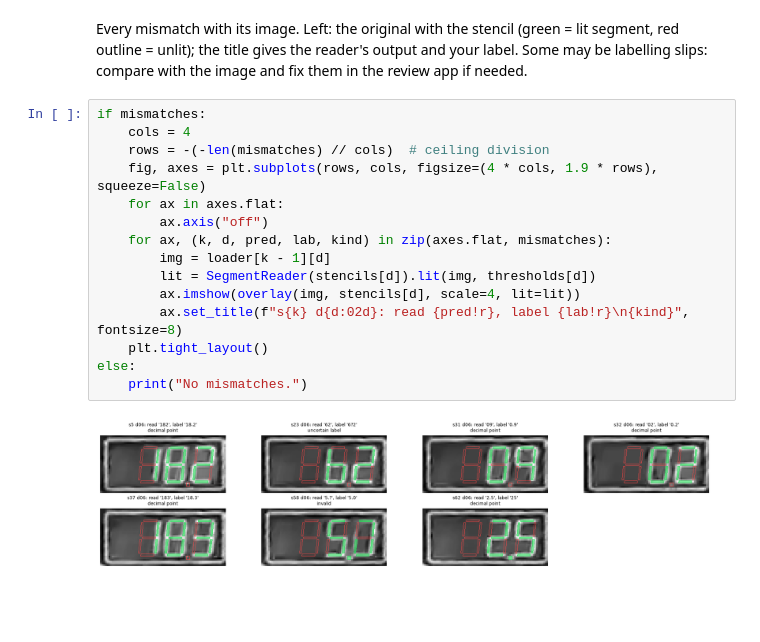
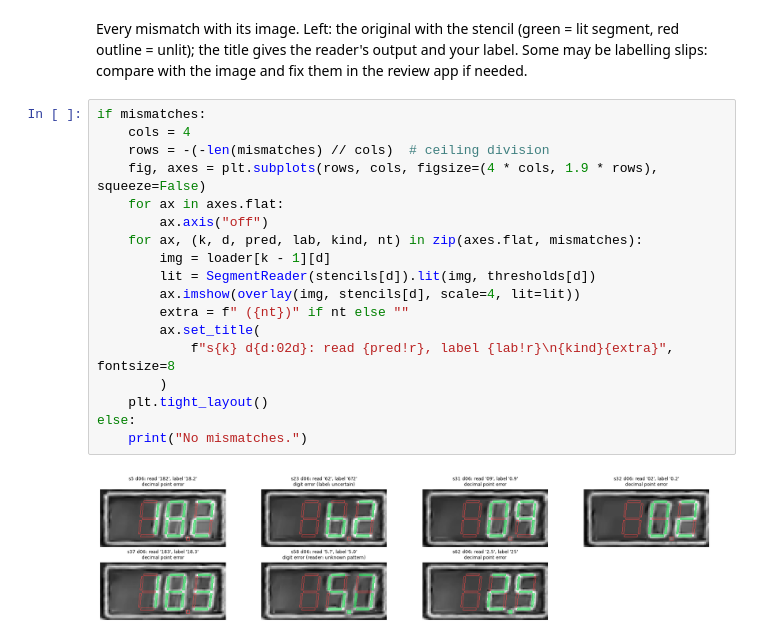
Before and after one commit to marekvasko/seven_segment, a Jupyter notebook: notebooks/stencil_demo.ipynb, the cells around one changed output. Cells and saved outputs as stored; diff of their text form; blank space fills up the shorter version.

```diff
--- a/notebooks/stencil_demo.ipynb
+++ b/notebooks/stencil_demo.ipynb
@@ -497,17 +538,20 @@ and fix them in the review app if needed.
 # %%
 if mismatches:
     cols = 4
     rows = -(-len(mismatches) // cols)  # ceiling division
     fig, axes = plt.subplots(rows, cols, figsize=(4 * cols, 1.9 * rows), squeeze=False)
     for ax in axes.flat:
         ax.axis("off")
-    for ax, (k, d, pred, lab, kind) in zip(axes.flat, mismatches):
+    for ax, (k, d, pred, lab, kind, nt) in zip(axes.flat, mismatches):
         img = loader[k - 1][d]
         lit = SegmentReader(stencils[d]).lit(img, thresholds[d])
         ax.imshow(overlay(img, stencils[d], scale=4, lit=lit))
-        ax.set_title(f"s{k} d{d:02d}: read {pred!r}, label {lab!r}\n{kind}", fontsize=8)
+        extra = f" ({nt})" if nt else ""
+        ax.set_title(
+            f"s{k} d{d:02d}: read {pred!r}, label {lab!r}\n{kind}{extra}", fontsize=8
+        )
     plt.tight_layout()
 else:
     print("No mismatches.")
 # %% [output]
-[figure, old version]
+[figure, new version]
```
Also changed, not shown: parts of 3 cells of this notebook, 1 other file.
